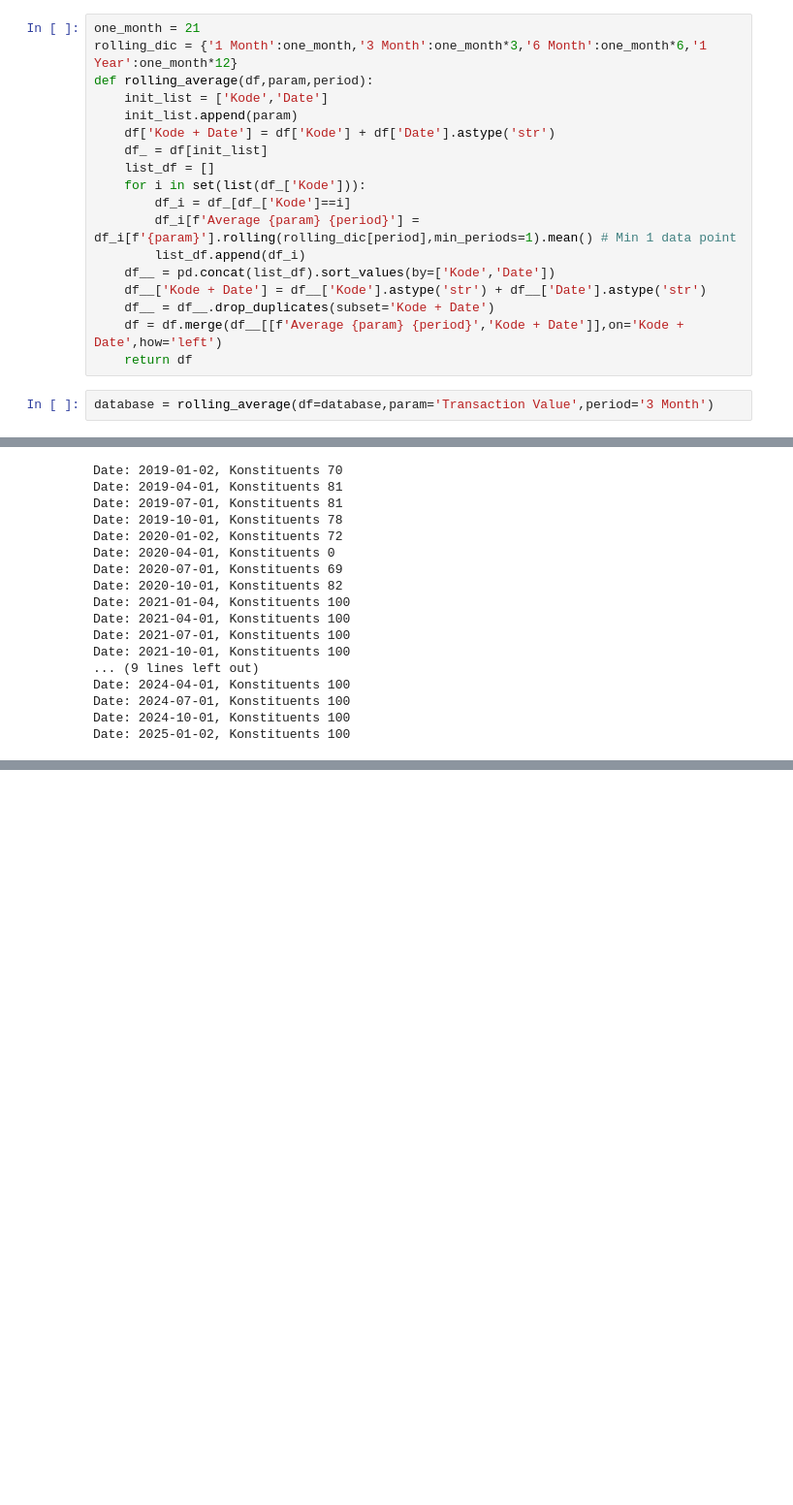
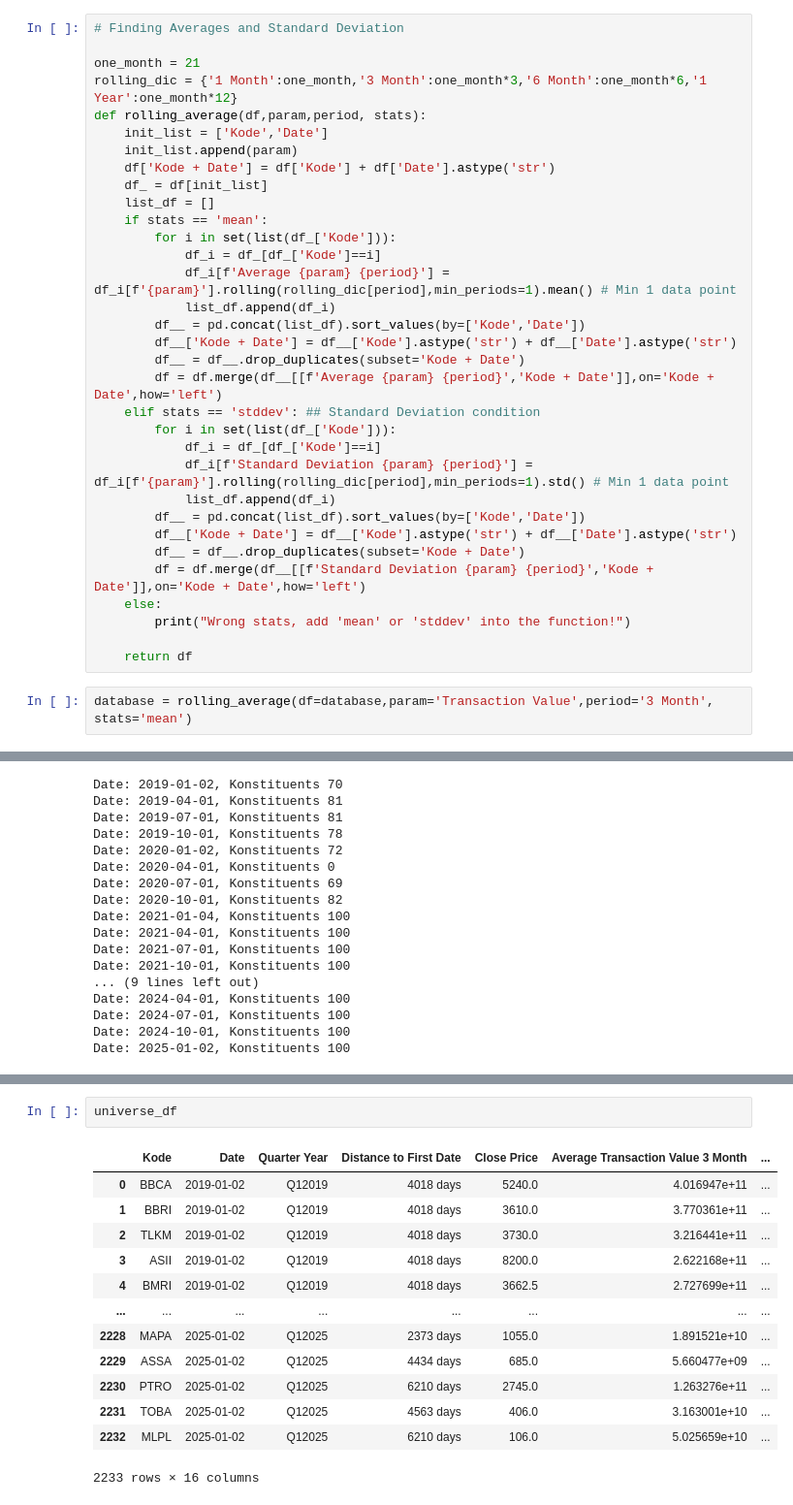
Before and after one commit to IrfanHilman/project_pegadaian, a Jupyter notebook: universe_creation/stock_screening_pegadaian.ipynb, the cells around one changed output, grey strips where cells are left out. Shown at 97% size. Drawn from its saved outputs; the diff is of its cells as text; blank space fills up the shorter version.

```diff
--- a/universe_creation/stock_screening_pegadaian.ipynb
+++ b/universe_creation/stock_screening_pegadaian.ipynb
@@ -9,25 +9,40 @@ database_3 = pd.read_csv('C:/Users/Infovesta PC-04/Documents/Database/Database R
 database_4 = pd.read_csv('C:/Users/Infovesta PC-04/Documents/Database/Database Ringkas/Database Part 4.csv')
 database = pd.concat([database_1,database_2,database_3,database_4])
 # %%
+# Finding Averages and Standard Deviation
+
 one_month = 21
 rolling_dic = {'1 Month':one_month,'3 Month':one_month*3,'6 Month':one_month*6,'1 Year':one_month*12}
-def rolling_average(df,param,period):
+def rolling_average(df,param,period, stats):
     init_list = ['Kode','Date']
     init_list.append(param)
     df['Kode + Date'] = df['Kode'] + df['Date'].astype('str')
     df_ = df[init_list]
     list_df = []
-    for i in set(list(df_['Kode'])):
-        df_i = df_[df_['Kode']==i]
-        df_i[f'Average {param} {period}'] = df_i[f'{param}'].rolling(rolling_dic[period],min_periods=1).mean() # Min 1 data point
-        list_df.append(df_i)
-    df__ = pd.concat(list_df).sort_values(by=['Kode','Date'])
-    df__['Kode + Date'] = df__['Kode'].astype('str') + df__['Date'].astype('str')
-    df__ = df__.drop_duplicates(subset='Kode + Date')
-    df = df.merge(df__[[f'Average {param} {period}','Kode + Date']],on='Kode + Date',how='left')
+    if stats == 'mean':
+        for i in set(list(df_['Kode'])):
+            df_i = df_[df_['Kode']==i]
+            df_i[f'Average {param} {period}'] = df_i[f'{param}'].rolling(rolling_dic[period],min_periods=1).mean() # Min 1 data point
+            list_df.append(df_i)
+        df__ = pd.concat(list_df).sort_values(by=['Kode','Date'])
+        df__['Kode + Date'] = df__['Kode'].astype('str') + df__['Date'].astype('str')
+        df__ = df__.drop_duplicates(subset='Kode + Date')
+        df = df.merge(df__[[f'Average {param} {period}','Kode + Date']],on='Kode + Date',how='left')
+    elif stats == 'stddev': ## Standard Deviation condition
+        for i in set(list(df_['Kode'])):
+            df_i = df_[df_['Kode']==i]
+            df_i[f'Standard Deviation {param} {period}'] = df_i[f'{param}'].rolling(rolling_dic[period],min_periods=1).std() # Min 1 data point
+            list_df.append(df_i)
+        df__ = pd.concat(list_df).sort_values(by=['Kode','Date'])
+        df__['Kode + Date'] = df__['Kode'].astype('str') + df__['Date'].astype('str')
+        df__ = df__.drop_duplicates(subset='Kode + Date')
+        df = df.merge(df__[[f'Standard Deviation {param} {period}','Kode + Date']],on='Kode + Date',how='left')
+    else:
+        print("Wrong stats, add 'mean' or 'stddev' into the function!")
+
     return df
 # %%
-database = rolling_average(df=database,param='Transaction Value',period='3 Month')
+database = rolling_average(df=database,param='Transaction Value',period='3 Month', stats='mean')
 # %% [output]
 A value is trying to be set on a copy of a slice from a DataFrame.
 Try using .loc[row_indexer,col_indexer] = value instead
@@ -146,0 +170,16 @@ Date: 2025-01-02, Konstituents 100
+# %%
+universe_df
+# %% [output]
+|  | Kode | Date | Quarter Year | Distance to First Date | Close Price | Average Transaction Value 3 Month | ... |
+| 0 | BBCA | 2019-01-02 | Q12019 | 4018 days | 5240.0 | 4.016947e+11 | ... |
+| 1 | BBRI | 2019-01-02 | Q12019 | 4018 days | 3610.0 | 3.770361e+11 | ... |
+| 2 | TLKM | 2019-01-02 | Q12019 | 4018 days | 3730.0 | 3.216441e+11 | ... |
+| 3 | ASII | 2019-01-02 | Q12019 | 4018 days | 8200.0 | 2.622168e+11 | ... |
+| 4 | BMRI | 2019-01-02 | Q12019 | 4018 days | 3662.5 | 2.727699e+11 | ... |
+| ... | ... | ... | ... | ... | ... | ... | ... |
+| 2228 | MAPA | 2025-01-02 | Q12025 | 2373 days | 1055.0 | 1.891521e+10 | ... |
+| 2229 | ASSA | 2025-01-02 | Q12025 | 4434 days | 685.0 | 5.660477e+09 | ... |
+| 2230 | PTRO | 2025-01-02 | Q12025 | 6210 days | 2745.0 | 1.263276e+11 | ... |
+| 2231 | TOBA | 2025-01-02 | Q12025 | 4563 days | 406.0 | 3.163001e+10 | ... |
+| 2232 | MLPL | 2025-01-02 | Q12025 | 6210 days | 106.0 | 5.025659e+10 | ... |
+2233 rows × 16 columns
```
Also changed, not shown: parts of 7 cells of this notebook, 4 other files.
